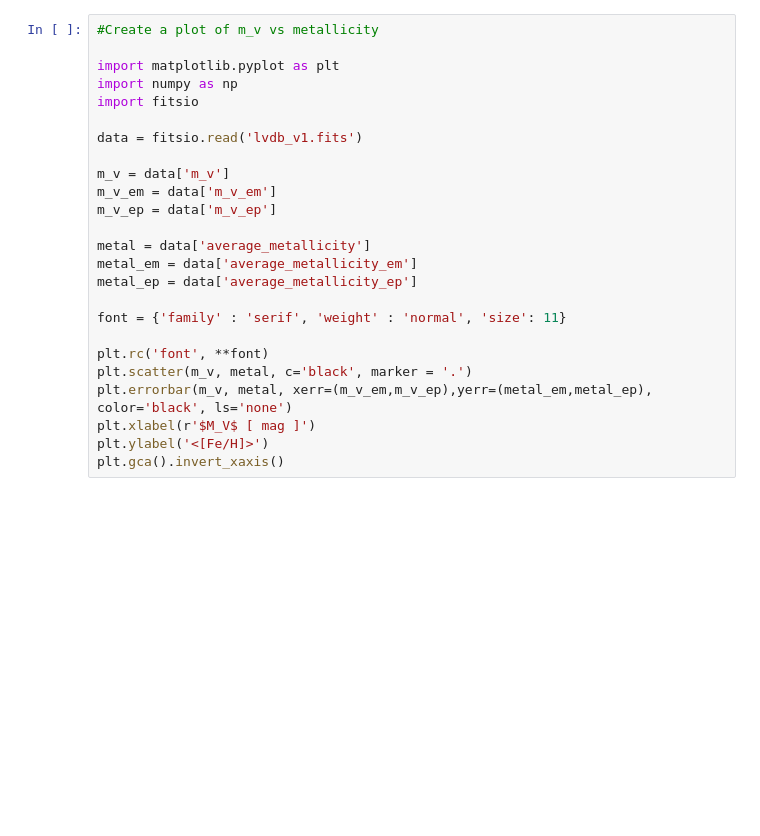
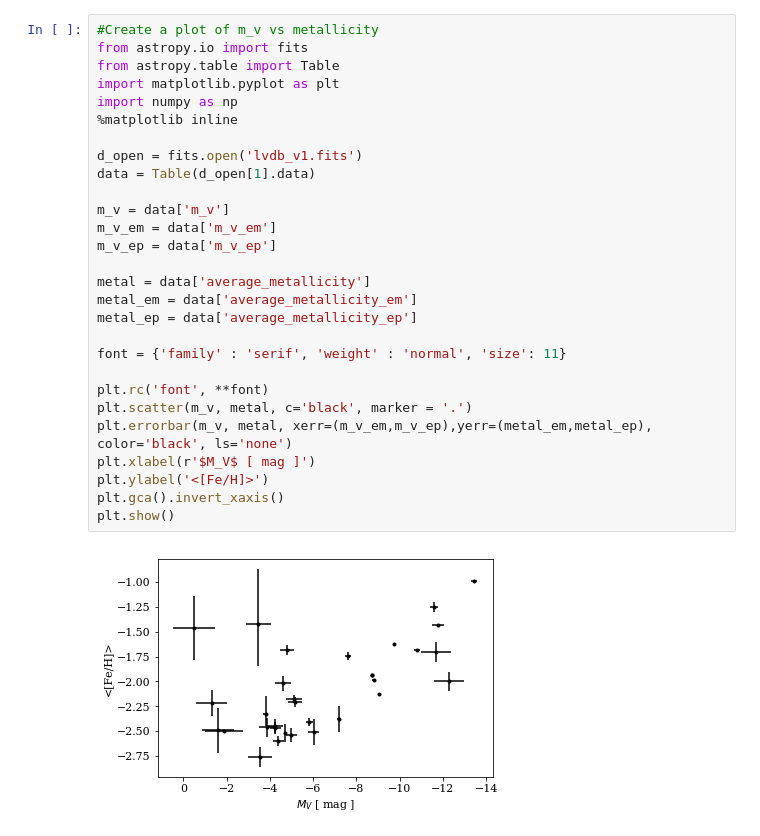
Before and after one commit to kadrlica/local-volume-db, a Jupyter notebook: examples/LVDB_plots_v1.ipynb, the cells around one changed output. Cells and saved outputs as stored; diff of their text form; blank space fills up the shorter version.

```diff
--- a/examples/LVDB_plots_v1.ipynb
+++ b/examples/LVDB_plots_v1.ipynb
@@ -43,27 +45,32 @@ plt.show()
 # %%
 #Create a plot of m_v vs metallicity
-
+from astropy.io import fits
+from astropy.table import Table
 import matplotlib.pyplot as plt
 import numpy as np
-import fitsio
+%matplotlib inline
 
-data = fitsio.read('lvdb_v1.fits')
+d_open = fits.open('lvdb_v1.fits')
+data = Table(d_open[1].data)
 
 m_v = data['m_v']
 m_v_em = data['m_v_em']
 m_v_ep = data['m_v_ep']
 
 metal = data['average_metallicity']
 metal_em = data['average_metallicity_em']
 metal_ep = data['average_metallicity_ep']
 
 font = {'family' : 'serif', 'weight' : 'normal', 'size': 11}
 
 plt.rc('font', **font)
 plt.scatter(m_v, metal, c='black', marker = '.')
 plt.errorbar(m_v, metal, xerr=(m_v_em,m_v_ep),yerr=(metal_em,metal_ep), color='black', ls='none')
 plt.xlabel(r'$M_V$ [ mag ]')
 plt.ylabel('<[Fe/H]>')
 plt.gca().invert_xaxis()
+plt.show()
+# %% [output]
+[figure, added]
 # %%
 #Create a plot of metallicity vs metallicity dispersion
```
Also changed, not shown: parts of 4 cells of this notebook.
